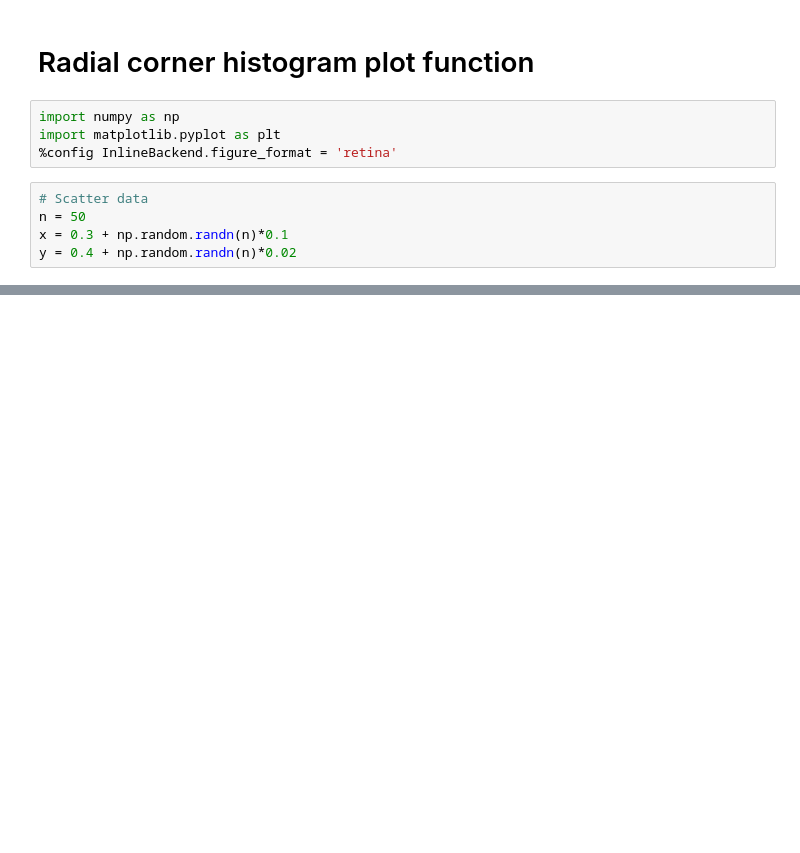
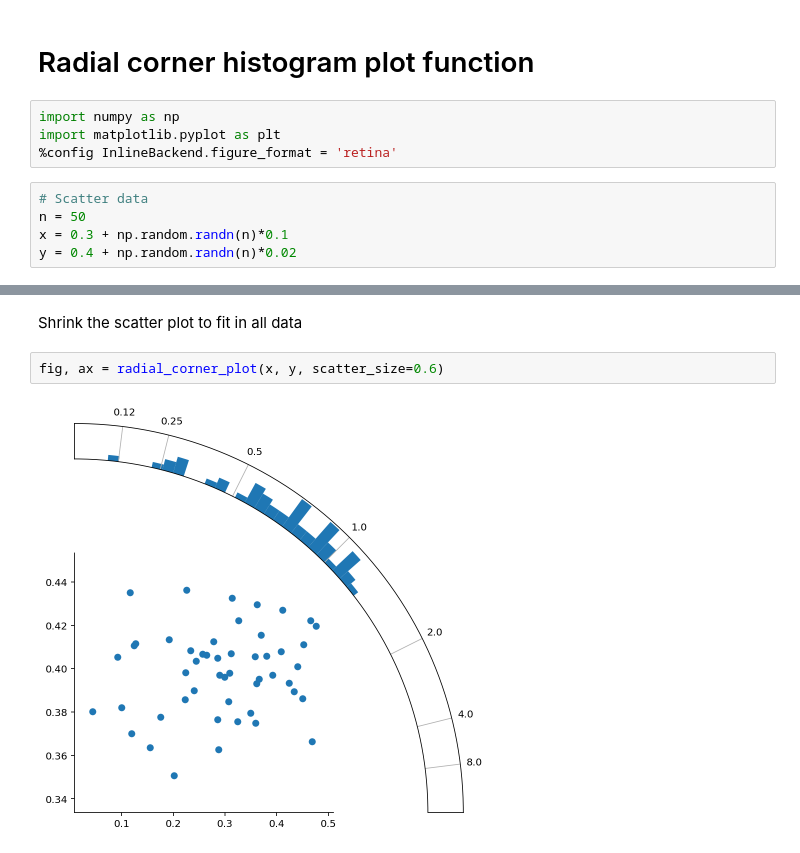
Before and after one commit to drbenvincent/misc, a Jupyter notebook: plotting/radial corner histogram plot.ipynb, the cells around one changed output, grey strips where cells are left out. Cells and saved outputs as stored; diff of their text form; blank space fills up the shorter version.

```diff
--- a/plotting/radial corner histogram plot.ipynb
+++ b/plotting/radial corner histogram plot.ipynb
@@ -79,0 +102,6 @@ fig, ax = radial_corner_plot(x, y)
+# %% [markdown]
+Shrink the scatter plot to fit in all data
+# %%
+fig, ax = radial_corner_plot(x, y, scatter_size=0.6)
+# %% [output]
+[figure, added]
```
Also changed, not shown: parts of 7 cells of this notebook.
